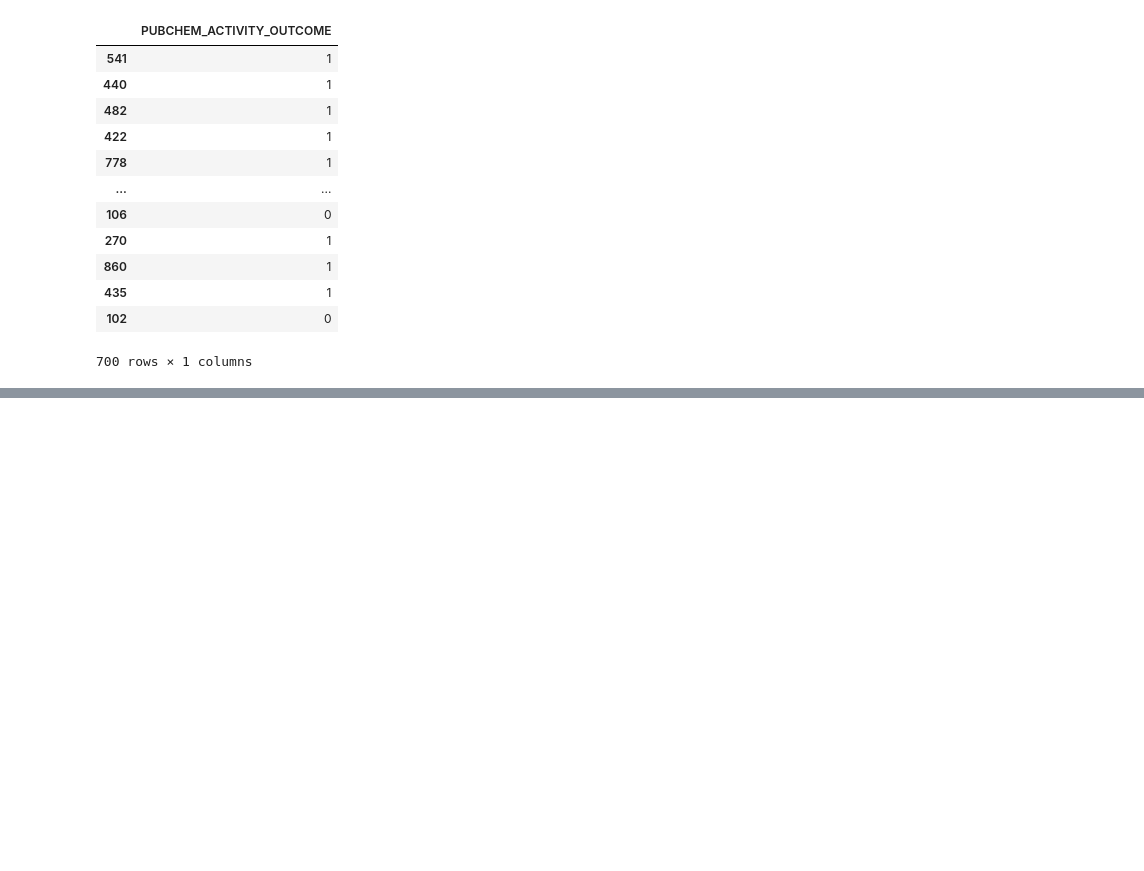
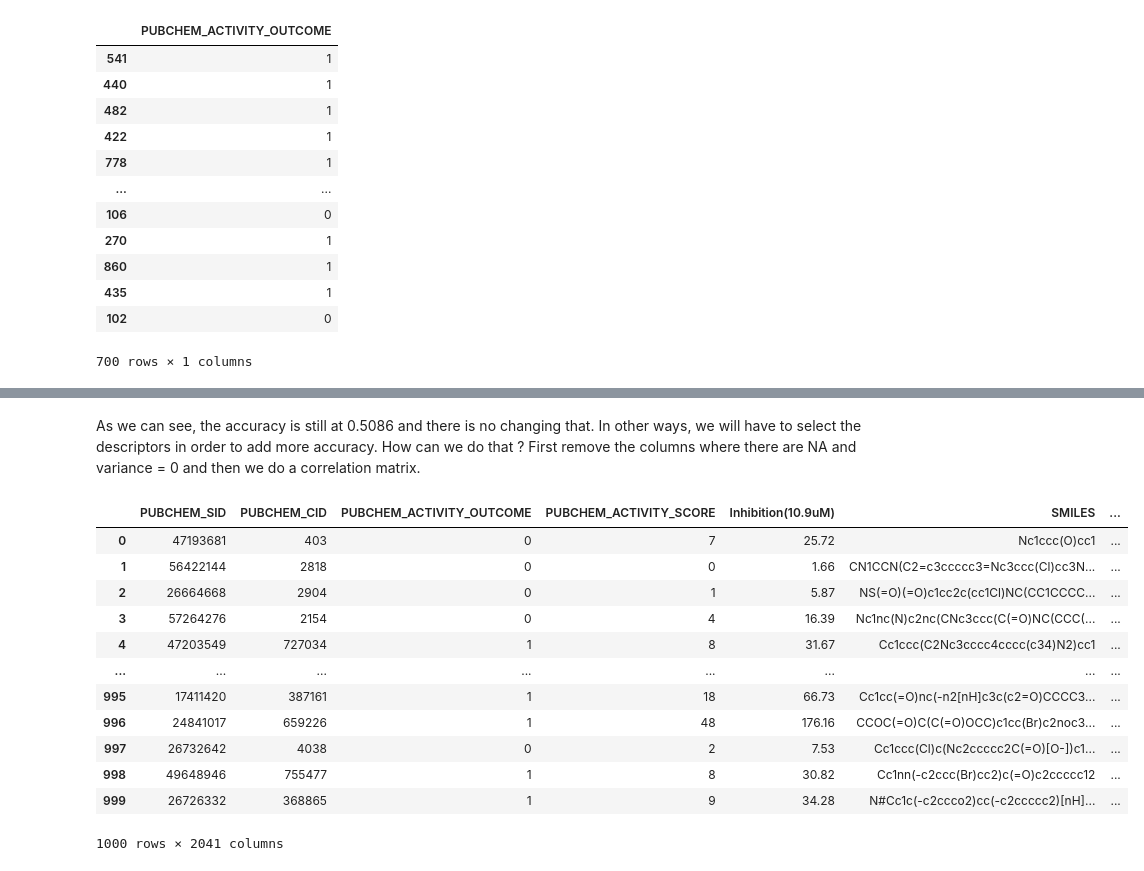
Before and after one commit to SharkyStacky/Learning-ML-Python, a Jupyter notebook: first_steps/1-first_NN.ipynb, the cells around one changed output, grey strips where cells are left out. Cells and saved outputs as stored; diff of their text form; code cells hidden in the pictures; blank space fills up the shorter version.

```diff
--- a/first_steps/1-first_NN.ipynb
+++ b/first_steps/1-first_NN.ipynb
@@ -385 +381,19 @@ Epoch 100/100
 <keras.callbacks.History at 0x...>
+# %% [markdown]
+As we can see, the accuracy is still at 0.5086 and there is no changing that. In other ways, we will have to select the descriptors in order to add more accuracy. How can we do that ? First remove the columns where there are NA and variance = 0 and then we do a correlation matrix.
+# %%
+shuffled_df
+# %% [output]
+|  | PUBCHEM_SID | PUBCHEM_CID | PUBCHEM_ACTIVITY_OUTCOME | PUBCHEM_ACTIVITY_SCORE | Inhibition(10.9uM) | SMILES | ... |
+| 0 | 47193681 | 403 | 0 | 7 | 25.72 | Nc1ccc(O)cc1 | ... |
+| 1 | 56422144 | 2818 | 0 | 0 | 1.66 | CN1CCN(C2=c3ccccc3=Nc3ccc(Cl)cc3N... | ... |
+| 2 | 26664668 | 2904 | 0 | 1 | 5.87 | NS(=O)(=O)c1cc2c(cc1Cl)NC(CC1CCCC... | ... |
+| 3 | 57264276 | 2154 | 0 | 4 | 16.39 | Nc1nc(N)c2nc(CNc3ccc(C(=O)NC(CCC(... | ... |
+| 4 | 47203549 | 727034 | 1 | 8 | 31.67 | Cc1ccc(C2Nc3cccc4cccc(c34)N2)cc1 | ... |
+| ... | ... | ... | ... | ... | ... | ... | ... |
+| 995 | 17411420 | 387161 | 1 | 18 | 66.73 | Cc1cc(=O)nc(-n2[nH]c3c(c2=O)CCCC3... | ... |
+| 996 | 24841017 | 659226 | 1 | 48 | 176.16 | CCOC(=O)C(C(=O)OCC)c1cc(Br)c2noc3... | ... |
+| 997 | 26732642 | 4038 | 0 | 2 | 7.53 | Cc1ccc(Cl)c(Nc2ccccc2C(=O)[O-])c1... | ... |
+| 998 | 49648946 | 755477 | 1 | 8 | 30.82 | Cc1nn(-c2ccc(Br)cc2)c(=O)c2ccccc12 | ... |
+| 999 | 26726332 | 368865 | 1 | 9 | 34.28 | N#Cc1c(-c2ccco2)cc(-c2ccccc2)[nH]... | ... |
+1000 rows × 2041 columns
```
Also changed, not shown: parts of 52 cells of this notebook, 1 other file.
